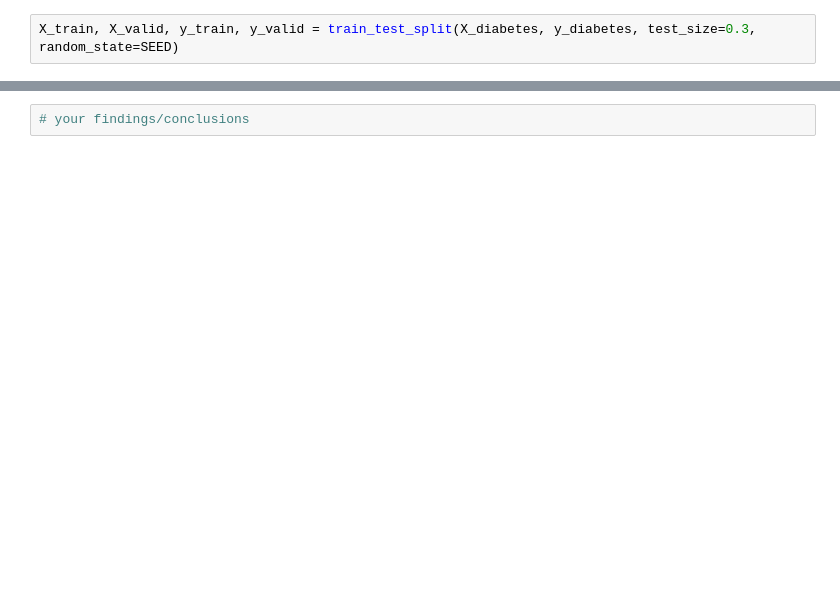
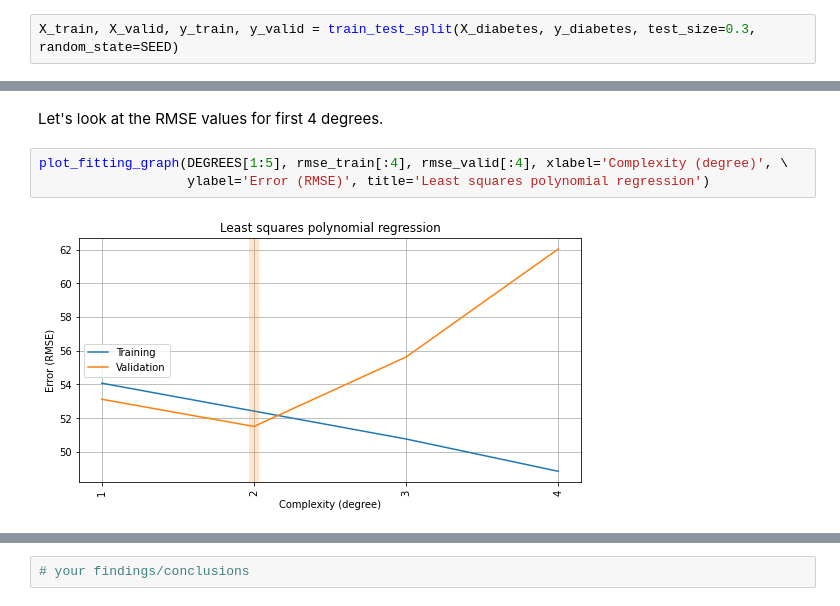
Before and after one commit to kesepkina/RS-School-Machine-Learning-course, a Jupyter notebook: 4_Overfitting_Regularization.ipynb, the cells around one changed output, grey strips where cells are left out. Cells and saved outputs as stored; diff of their text form; blank space fills up the shorter version.

```diff
--- a/4_Overfitting_Regularization.ipynb
+++ b/4_Overfitting_Regularization.ipynb
@@ -409,0 +442,7 @@ plot_fitting_graph(DEGREES_HW, rmse_train, rmse_valid, xlabel='Complexity (degre
+# %% [markdown]
+Let's look at the RMSE values for first 4 degrees.
+# %%
+plot_fitting_graph(DEGREES[1:5], rmse_train[:4], rmse_valid[:4], xlabel='Complexity (degree)', \
+                   ylabel='Error (RMSE)', title='Least squares polynomial regression')
+# %% [output]
+[figure, added]
```
Also changed, not shown: parts of 70 cells of this notebook, 1 other file.
